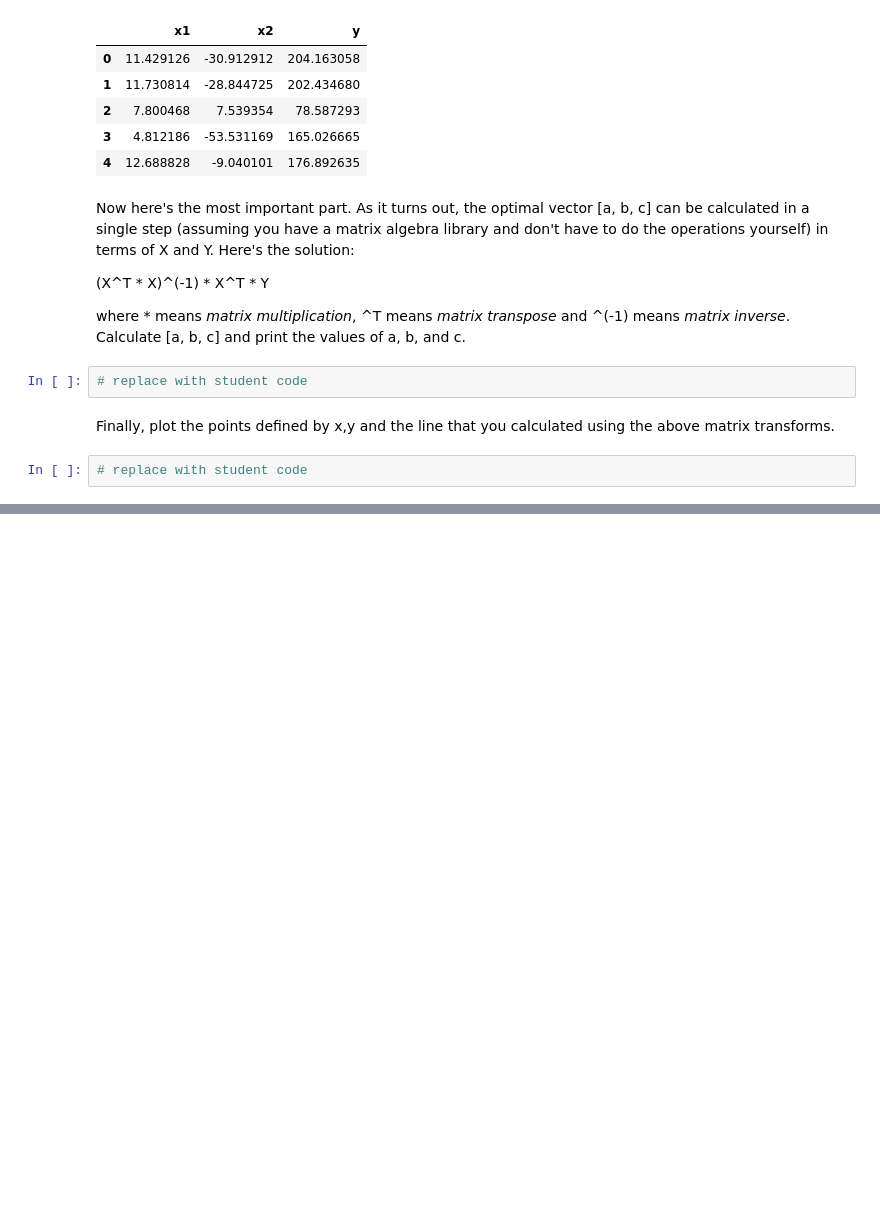
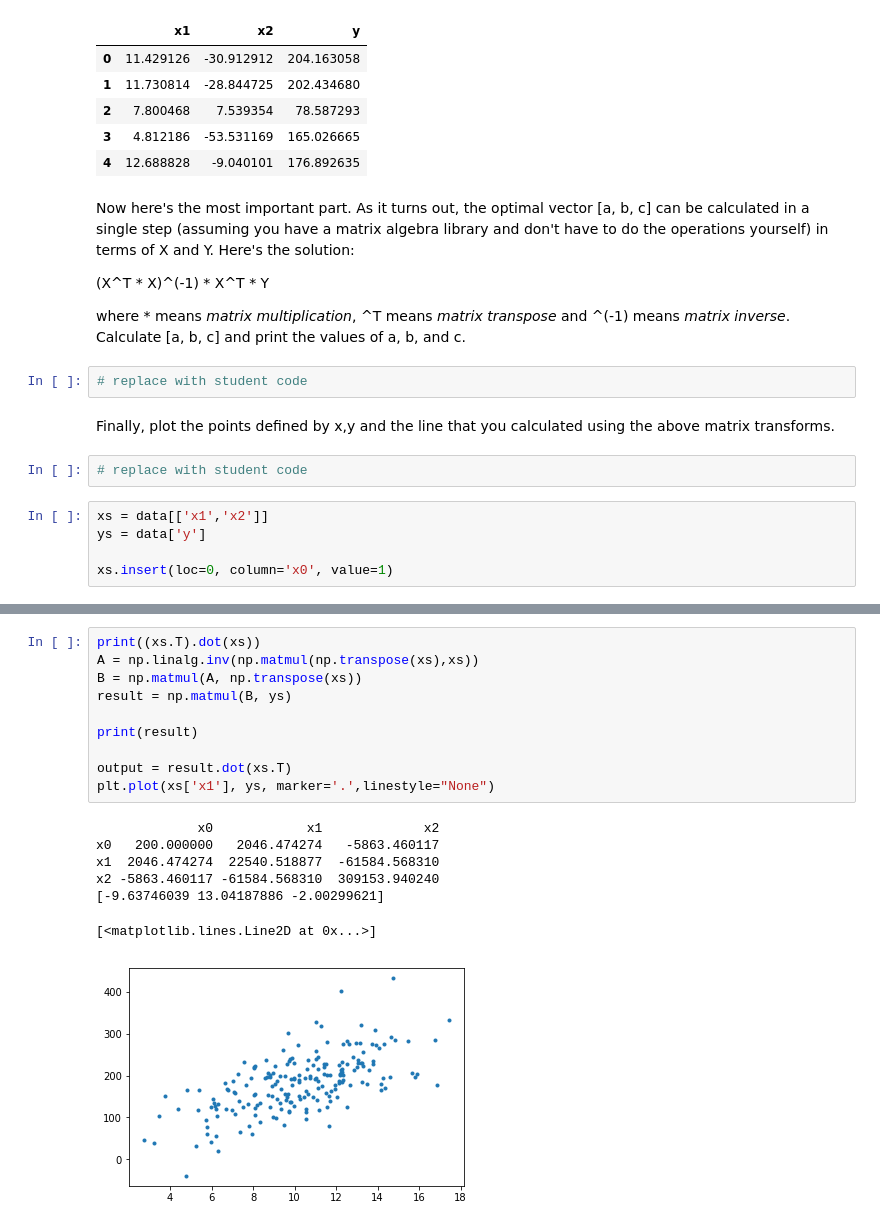
Before and after one commit to schwaaweb/aimlds1_06-Modeling, a Jupyter notebook: T06_CC--DJ--Linear-Regression-the-Right-way.ipynb, the cells around one changed output, grey strips where cells are left out. Cells and saved outputs as stored; diff of their text form; blank space fills up the shorter version.

```diff
--- a/T06_CC--DJ--Linear-Regression-the-Right-way.ipynb
+++ b/T06_CC--DJ--Linear-Regression-the-Right-way.ipynb
@@ -107,3 +107,8 @@ where \* means *matrix multiplication*, ^T means *matrix transpose* and ^(-1) me
 Finally, plot the points defined by x,y and the line that you calculated using the above matrix transforms.
 # %%
 # replace with student code
+# %%
+xs = data[['x1','x2']]
+ys = data['y']
+
+xs.insert(loc=0, column='x0', value=1)
@@ -109,0 +157,18 @@ Finally, plot the points defined by x,y and the line that you calculated using t
+# %%
+print((xs.T).dot(xs))
+A = np.linalg.inv(np.matmul(np.transpose(xs),xs))
+B = np.matmul(A, np.transpose(xs))
+result = np.matmul(B, ys)
+
+print(result)
+
+output = result.dot(xs.T)
+plt.plot(xs['x1'], ys, marker='.',linestyle="None")
+# %% [output]
+             x0            x1             x2
+x0   200.000000   2046.474274   -5863.460117
+x1  2046.474274  22540.518877  -61584.568310
+x2 -5863.460117 -61584.568310  309153.940240
+[-9.63746039 13.04187886 -2.00299621]
+[<matplotlib.lines.Line2D at 0x...>]
+[figure, added]
```
Also changed, not shown: parts of 3 cells of this notebook, 1 other file.
